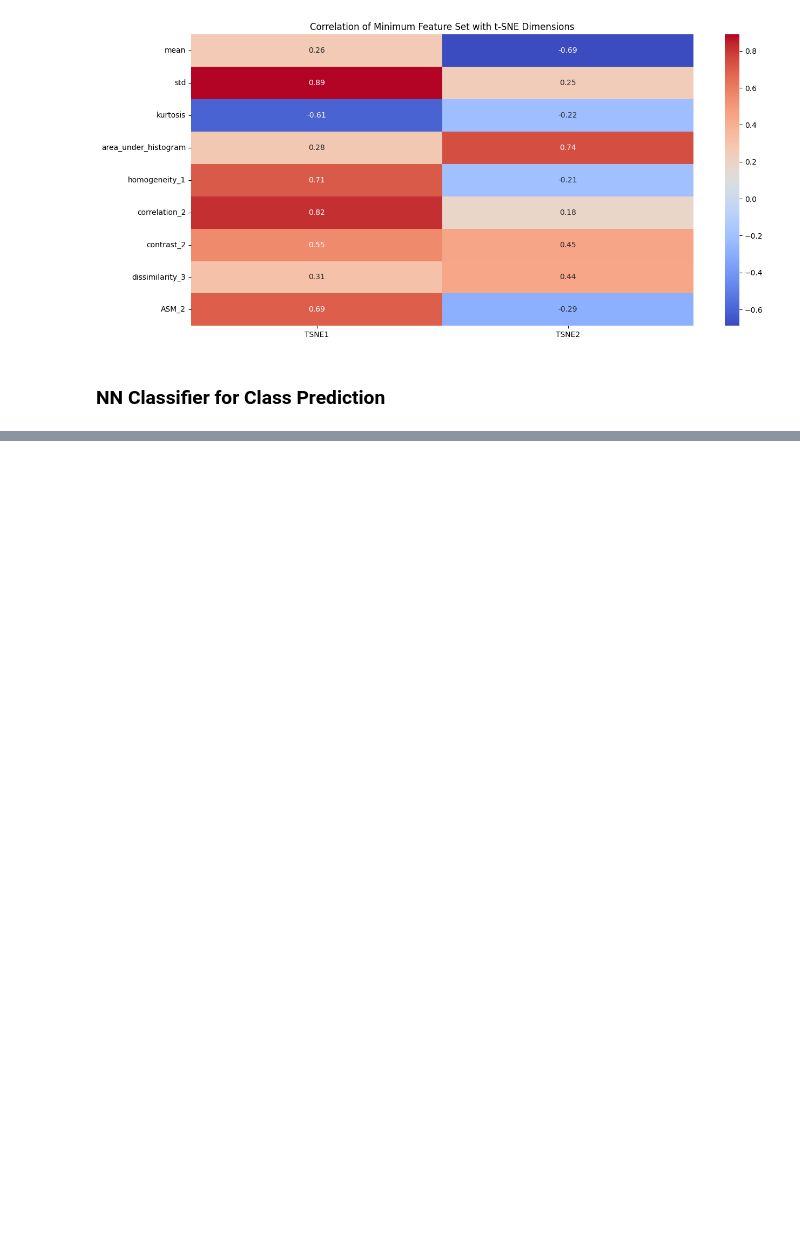
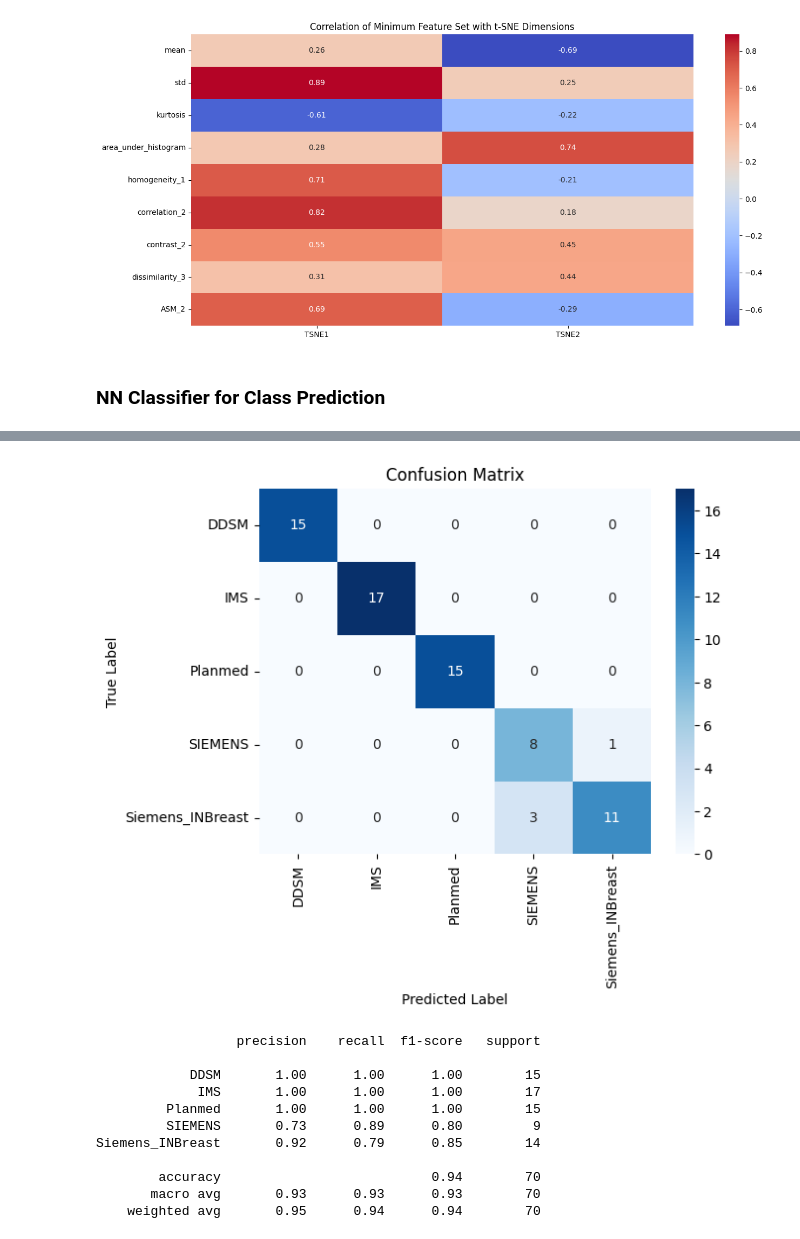
Before and after one commit to mickaeltardy/hera-mi-pmsd2024-homogeneous_mg, a Jupyter notebook: analysis.ipynb, the cells around one changed output, grey strips where cells are left out. Saved outputs shown, nothing was run; the diff lists cells and outputs as text; code cells hidden in the pictures; blank space fills up the shorter version.

```diff
--- a/analysis.ipynb
+++ b/analysis.ipynb
@@ -337,0 +341,15 @@ Siemens_INBreast       0.92      0.86      0.89        14
+# %%
+plot_cm(model, test_loader, le)
+# %% [output]
+[figure, added]
+                  precision    recall  f1-score   support
+
+            DDSM       1.00      1.00      1.00        15
+             IMS       1.00      1.00      1.00        17
+         Planmed       1.00      1.00      1.00        15
+         SIEMENS       0.73      0.89      0.80         9
+Siemens_INBreast       0.92      0.79      0.85        14
+
+        accuracy                           0.94        70
+       macro avg       0.93      0.93      0.93        70
+    weighted avg       0.95      0.94      0.94        70
```
Also changed, not shown: parts of 24 cells of this notebook.
